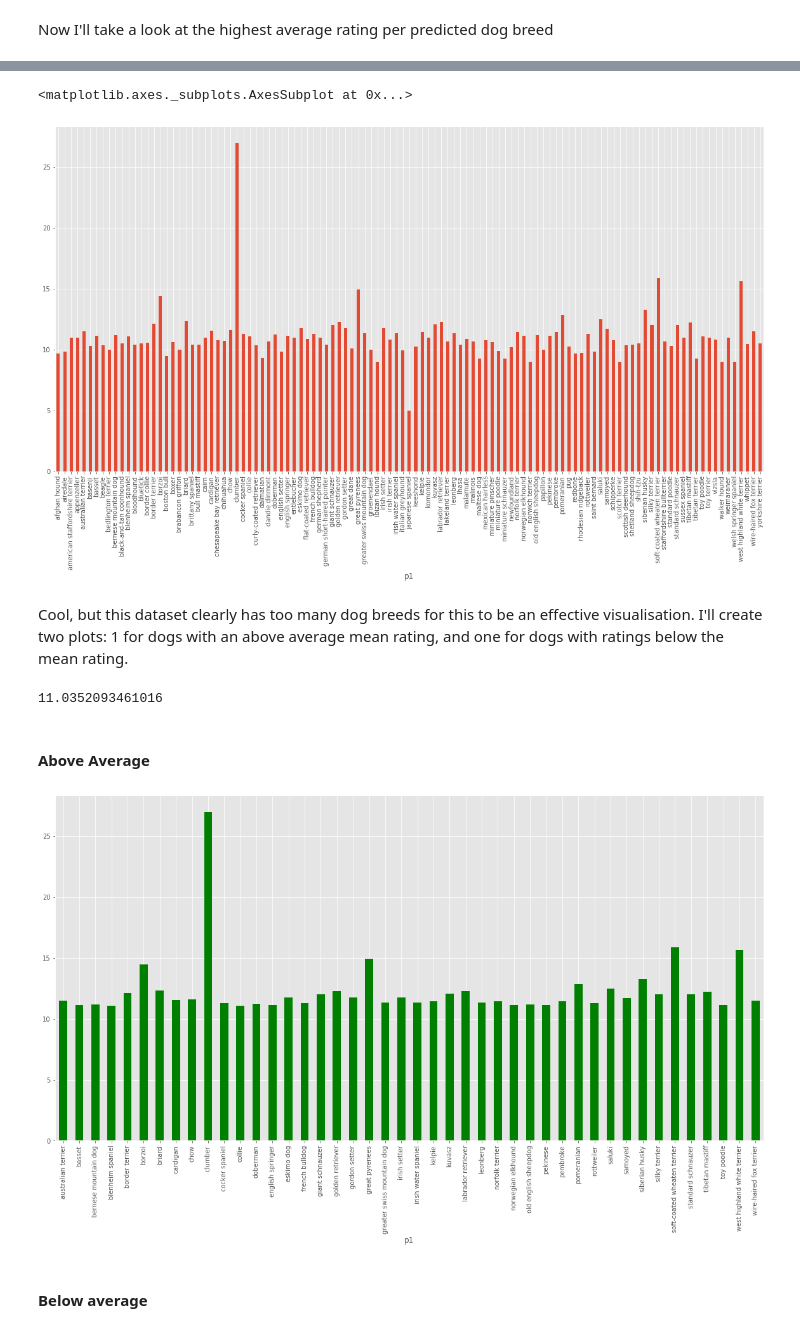
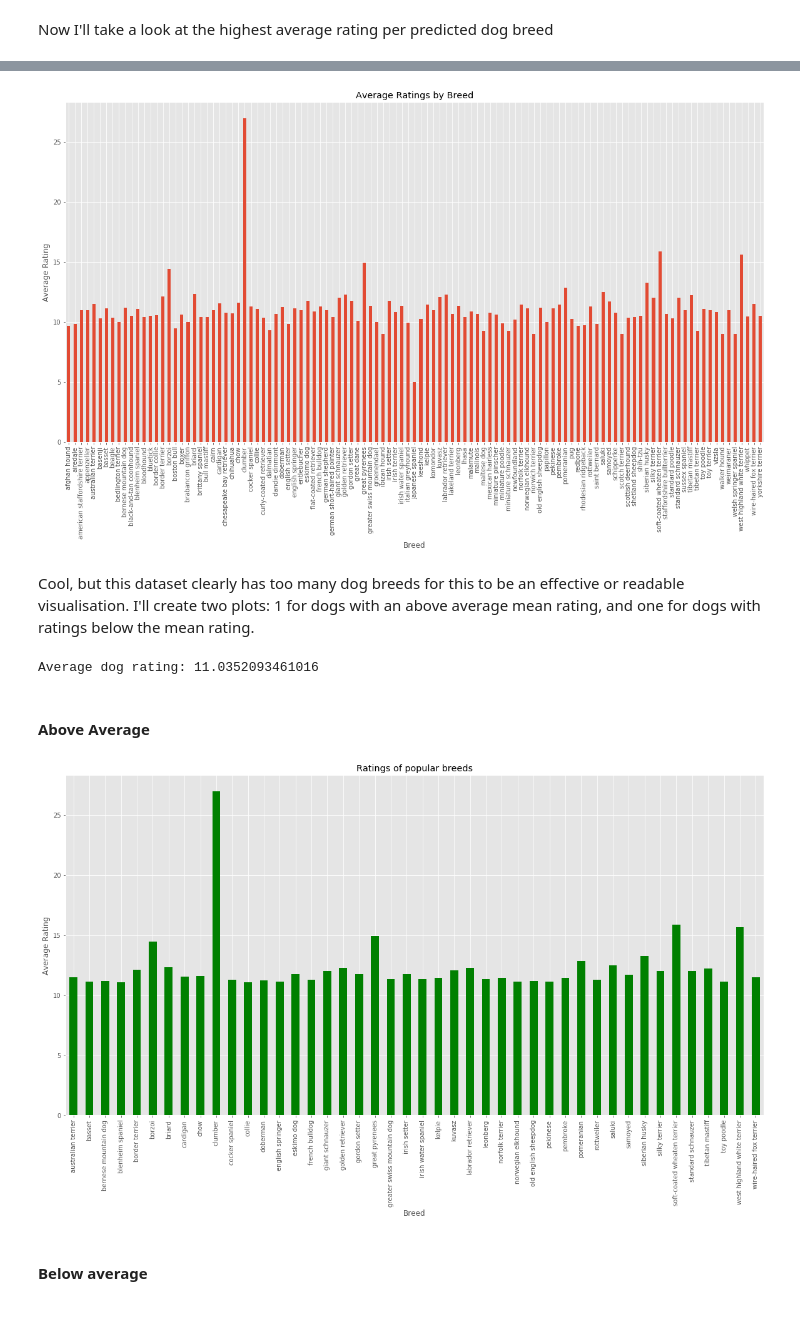
Before and after one commit to Tavnuh/we-rate-dogs, a Jupyter notebook: wrangle_act.ipynb, the cells around one changed output, grey strips where cells are left out. Drawn from its saved outputs; the diff is of its cells as text; code cells hidden in the pictures.

```diff
--- a/wrangle_act.ipynb
+++ b/wrangle_act.ipynb
@@ -636,22 +656,27 @@ sns.boxplot(x='rating_numerator',data=df_combined_no_outliers)
 # %%
 df_combined_no_outliers[df_combined_no_outliers['p1_dog'] == True].groupby('p1')['rating_numerator'].mean().plot(kind='bar',
                                                                                                                 figsize=(20,10))
+plt.title('Average Ratings by Breed')
+plt.xlabel('Breed')
+plt.ylabel('Average Rating');
 # %% [output]
-<matplotlib.axes._subplots.AxesSubplot at 0x...>
-[figure, old version]
+[figure, new version]
 # %% [markdown]
-Cool, but this dataset clearly has too many dog breeds for this to be an effective visualisation. I'll create two plots: 1 for dogs with an above average mean rating, and one for dogs with ratings below the mean rating.
+Cool, but this dataset clearly has too many dog breeds for this to be an effective or readable visualisation. I'll create two plots: 1 for dogs with an above average mean rating, and one for dogs with ratings below the mean rating.
 # %%
 dog_means = df_combined_no_outliers[df_combined_no_outliers['p1_dog'] == True].groupby('p1')['rating_numerator'].mean()
-dog_means.mean()
+print("Average dog rating:",dog_means.mean())
 # %% [output]
-11.0352093461016
+Average dog rating: 11.0352093461016
 # %% [markdown]
 #### Above Average
 # %%
-dog_means[dog_means > dog_means.mean()].plot(kind='bar',figsize=(20,10),color='g');
+dog_means[dog_means > dog_means.mean()].plot(kind='bar',figsize=(20,10),color='g')
+plt.title('Ratings of popular breeds')
+plt.xlabel('Breed')
+plt.ylabel('Average Rating');
 # %% [output]
-[figure, old version]
+[figure, new version]
 # %% [markdown]
 #### Below average
 # %%
```
Also changed, not shown: parts of 8 cells of this notebook, 2 other files.
